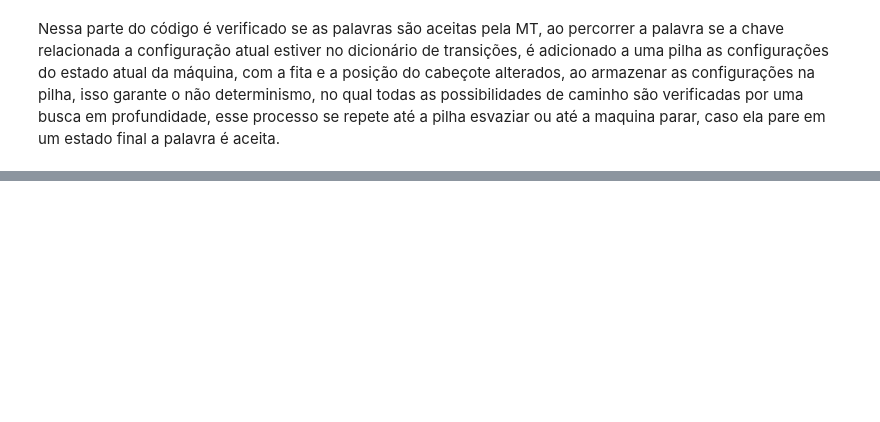
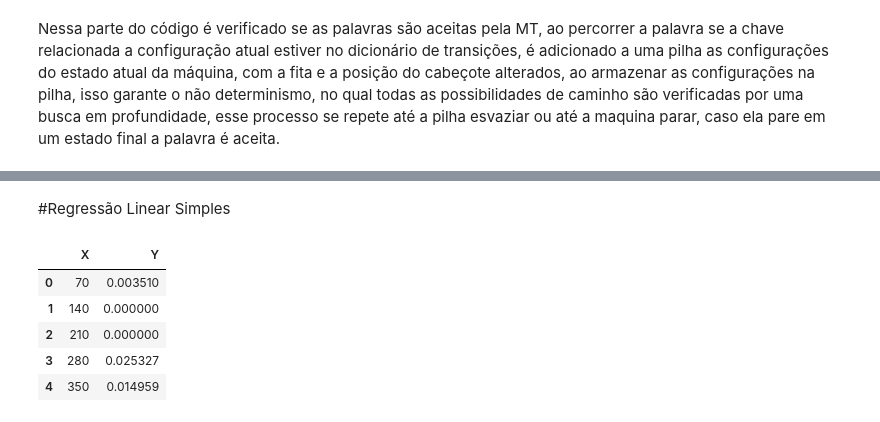
Before and after one commit to Adeniltonarcanjo/MTND--Maquina-de-Turing-Nao-Deterministica-, a Jupyter notebook: MTND.ipynb, the cells around one changed output, grey strips where cells are left out. Saved outputs shown, nothing was run; the diff lists cells and outputs as text; code cells hidden in the pictures; blank space fills up the shorter version.

```diff
--- a/MTND.ipynb
+++ b/MTND.ipynb
@@ -81,0 +174,2 @@ for palavra in palavras:
+# %% [markdown]
+#Regressão Linear Simples
@@ -81,0 +184,9 @@ for palavra in palavras:
+# %%
+dados.head()# Imprimir os 5 primeiros dados do arquivo
+# %% [output]
+|  | X | Y |
+| 0 | 70 | 0.003510 |
+| 1 | 140 | 0.000000 |
+| 2 | 210 | 0.000000 |
+| 3 | 280 | 0.025327 |
+| 4 | 350 | 0.014959 |
```
Also changed, not shown: parts of 23 cells of this notebook.
